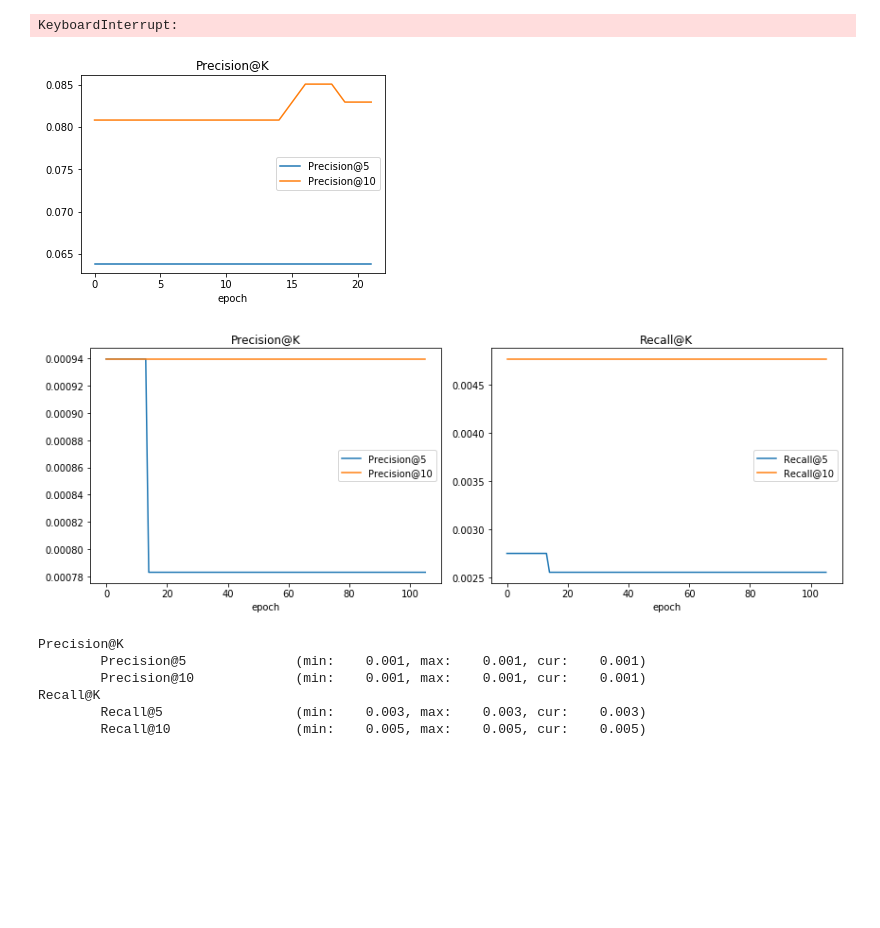
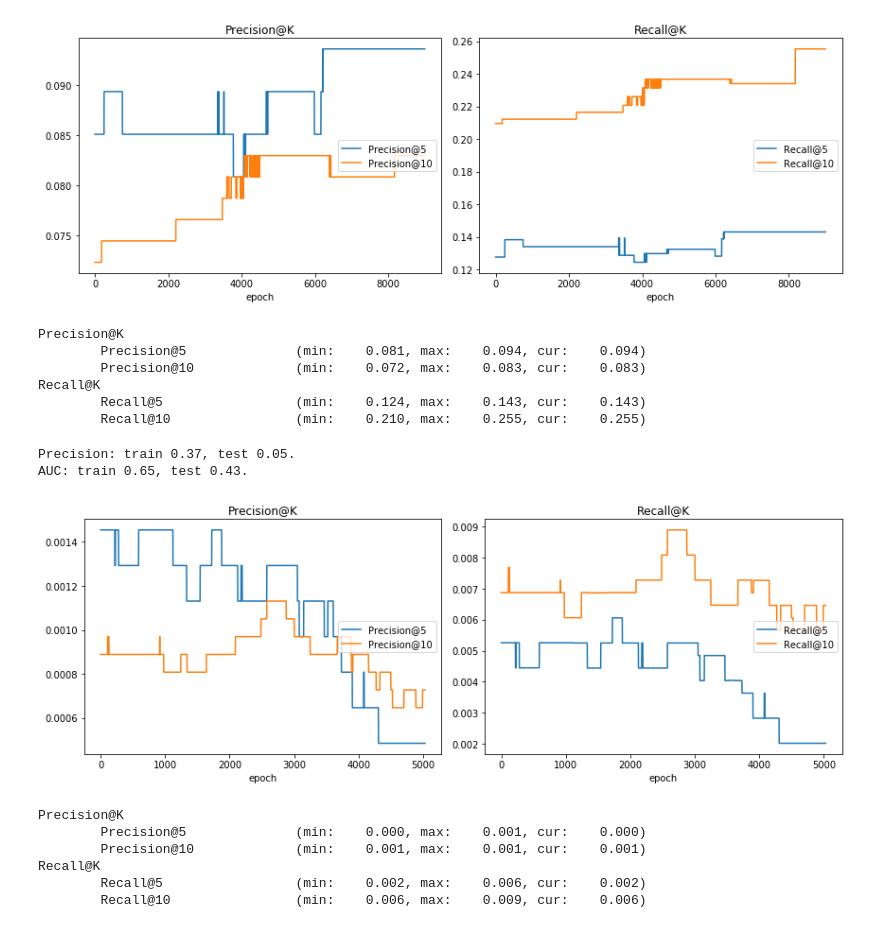
Before and after one commit to liu-yihong/BPRH, a Jupyter notebook: test_cupy.ipynb, the cells around one changed output. Saved outputs shown, nothing was run; the diff lists cells and outputs as text; code cells hidden in the pictures; blank space fills up the shorter version.

```diff
--- a/test_cupy.ipynb
+++ b/test_cupy.ipynb
@@ -31,7 +31,9 @@ def behavior_generator(num_user = 10, num_item=10):
     for u in range(num_user):
         for i in range(num_item):
             p = np.random.uniform(0,1)
-            if 0.7 <= p:
+            if 0.95 <= p:
+                data.append(['U' + str(u),'I' + str(i),'P'])
+            elif 0.7 <= p:
                 data.append(['U' + str(u),'I' + str(i),'P'])
                 data.append(['U' + str(u),'I' + str(i),'V'])
             elif 0.3 <= p:
@@ -60,13 +62,15 @@ train_data = pd.concat([d1, data_without_target])
 train_data.reset_index(inplace=True)
 test_data.reset_index(inplace=True)
 # %%
+# pr = profile.Profile()
+# pr.enable()
 model = bprH(dim=5,
                  omega=10,
                  rho=1,
-                 lambda_u=0.5,
+                 lambda_u=0.1,
                  lambda_v=0.1,
                  lambda_b=0.1,
-                 gamma=0.1,
+                 gamma=0.01,
                  random_state=20200704,
                  num_iter=9000)
 
@@ -77,6 +81,13 @@ model.fit(X=train_data,
               saved_path='data/item-set-coselection-test.pkl',
               coselection=True,
               plot_metric=True)
+# pr.disable()
+#pr.dump_stats("bhrH_gpu_profile.pstat")
 # %% [output]
+[figure, new version]
-KeyboardInterrupt:
+Precision@K
+        Precision@5              (min:    0.081, max:    0.094, cur:    0.094)
+        Precision@10             (min:    0.072, max:    0.083, cur:    0.083)
+Recall@K
+        Recall@5                 (min:    0.124, max:    0.143, cur:    0.143)
+        Recall@10                (min:    0.210, max:    0.255, cur:    0.255)
-[figure, old version]
@@ -83,3 +97,38 @@ KeyboardInterrupt:
+# %%
+lfm_train_data = np.zeros(shape=(50,50))
+lfm_test_data = np.zeros(shape=(50,50))
+for u in original_user_list:
+    train_item_pool = set(train_data[(train_data.UserID == u) & (train_data.Action == 'P')].ItemID)
+    test_item_pool = set(test_data[(test_data.UserID == u) & (test_data.Action == 'P')].ItemID)
+    u_idx = original_user_list.index(u)
+    for i in train_item_pool:
+        i_idx = original_item_list.index(i)
+        lfm_train_data[u_idx,i_idx] = 1
+    for i in test_item_pool:
+        i_idx = original_item_list.index(i)
+        lfm_test_data[u_idx,i_idx] = 1
+# %%
+lfm_train_data = scipy.sparse.coo_matrix(lfm_train_data)
+lfm_test_data = scipy.sparse.coo_matrix(lfm_test_data)
+# %%
+from lightfm import LightFM
+from lightfm.evaluation import precision_at_k
+from lightfm.evaluation import auc_score
+
+model = LightFM(learning_rate=0.01, loss='bpr')
+model.fit(lfm_train_data, epochs=40)
+
+train_precision = precision_at_k(model, lfm_train_data, k=10).mean()
+test_precision = precision_at_k(model, lfm_test_data, k=10).mean()
+
+train_auc = auc_score(model, lfm_train_data).mean()
+test_auc = auc_score(model, lfm_test_data).mean()
+
+print('Precision: train %.2f, test %.2f.' % (train_precision, test_precision))
+print('AUC: train %.2f, test %.2f.' % (train_auc, test_auc))
+# %% [output]
+Precision: train 0.37, test 0.05.
+AUC: train 0.65, test 0.43.
 # %%
 kf = KFold(n_splits=5,shuffle=True, random_state=0)
 kf.get_n_splits(X=data_only_with_target)
@@ -166,32 +215,32 @@ test_data.reset_index(inplace=True)
 # %%
 #pr = profile.Profile()
 #pr.enable()
 
 model = bprH(dim=50,
-                 omega=300,
+                 omega=500,
                  rho=1,
-                 lambda_u=0.5,
+                 lambda_u=0.1,
                  lambda_v=0.1,
                  lambda_b=0.1,
                  gamma=0.1,
                  random_state=20200704,
-                 num_iter=10000)
+                 num_iter=20000)
 
 model.fit(X=train_data,
               eval_X=test_data,
               original_item_list=original_item_list,
               original_user_list=original_user_list,
               saved_path='data/item-set-coselection-test.pkl',
               coselection=True,
               plot_metric=True)
 
 #pr.disable()
 #pr.dump_stats("bhrH_gpu_profile.pstat")
 # %% [output]
-[figure, old version]
+[figure, new version]
 Precision@K
-        Precision@5              (min:    0.001, max:    0.001, cur:    0.001)
+        Precision@5              (min:    0.000, max:    0.001, cur:    0.000)
         Precision@10             (min:    0.001, max:    0.001, cur:    0.001)
 Recall@K
-        Recall@5                 (min:    0.003, max:    0.003, cur:    0.003)
-        Recall@10                (min:    0.005, max:    0.005, cur:    0.005)
+        Recall@5                 (min:    0.002, max:    0.006, cur:    0.002)
+        Recall@10                (min:    0.006, max:    0.009, cur:    0.006)
```
Also changed, not shown: parts of 1 cell of this notebook, 1 other file.
